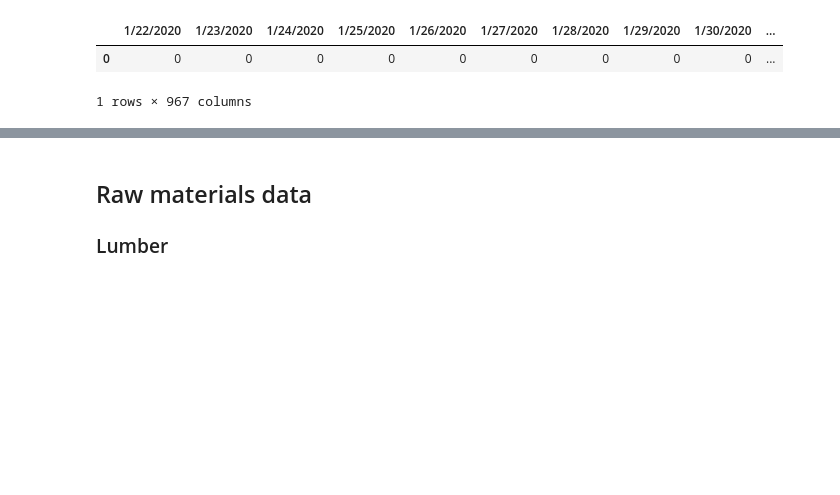
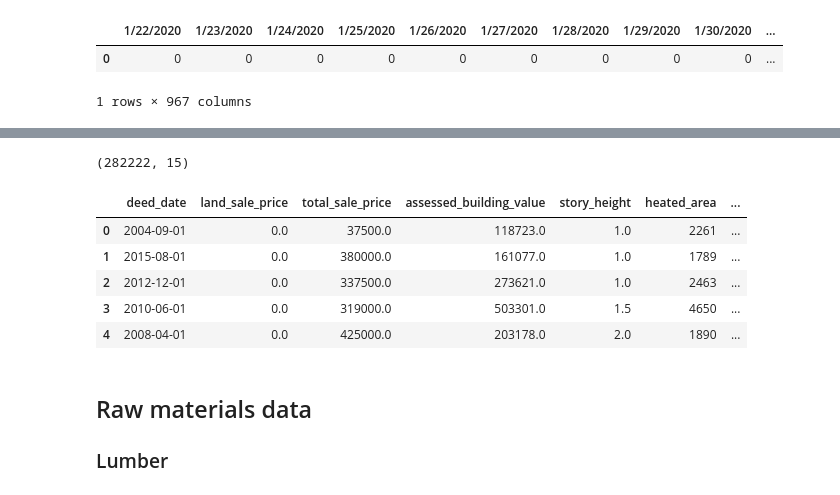
Before and after one commit to alisongh/SIADS-696-Milestone-II, a Jupyter notebook: house_summary.ipynb, the cells around one changed output, grey strips where cells are left out. Saved outputs shown, nothing was run; the diff lists cells and outputs as text; code cells hidden in the pictures; blank space fills up the shorter version.

```diff
--- a/house_summary.ipynb
+++ b/house_summary.ipynb
@@ -300,3 +302,21 @@ See the caveats in the documentation: https://pandas.pydata.org/pandas-docs/stab
+# %%
+# add covid cases as 0 before 2020
+updated_house_df['deed_date'] = pd.to_datetime(updated_house_df['deed_date'])
+updated_house_df['covid_cases'] = 0
+updated_house_df.set_index('deed_date', inplace=True)
+updated_house_df.update(final_covid_df.set_index('date'))
+updated_house_df.reset_index(inplace=True)
+
+print(updated_house_df.shape)
+updated_house_df.head()
+# %% [output]
+(282222, 15)
+|  | deed_date | land_sale_price | total_sale_price | assessed_building_value | story_height | heated_area | ... |
+| 0 | 2004-09-01 | 0.0 | 37500.0 | 118723.0 | 1.0 | 2261 | ... |
+| 1 | 2015-08-01 | 0.0 | 380000.0 | 161077.0 | 1.0 | 1789 | ... |
+| 2 | 2012-12-01 | 0.0 | 337500.0 | 273621.0 | 1.0 | 2463 | ... |
+| 3 | 2010-06-01 | 0.0 | 319000.0 | 503301.0 | 1.5 | 4650 | ... |
+| 4 | 2008-04-01 | 0.0 | 425000.0 | 203178.0 | 2.0 | 1890 | ... |
 # %% [markdown]
 ## Raw materials data
 ### Lumber
```
Also changed, not shown: parts of 12 cells of this notebook.
